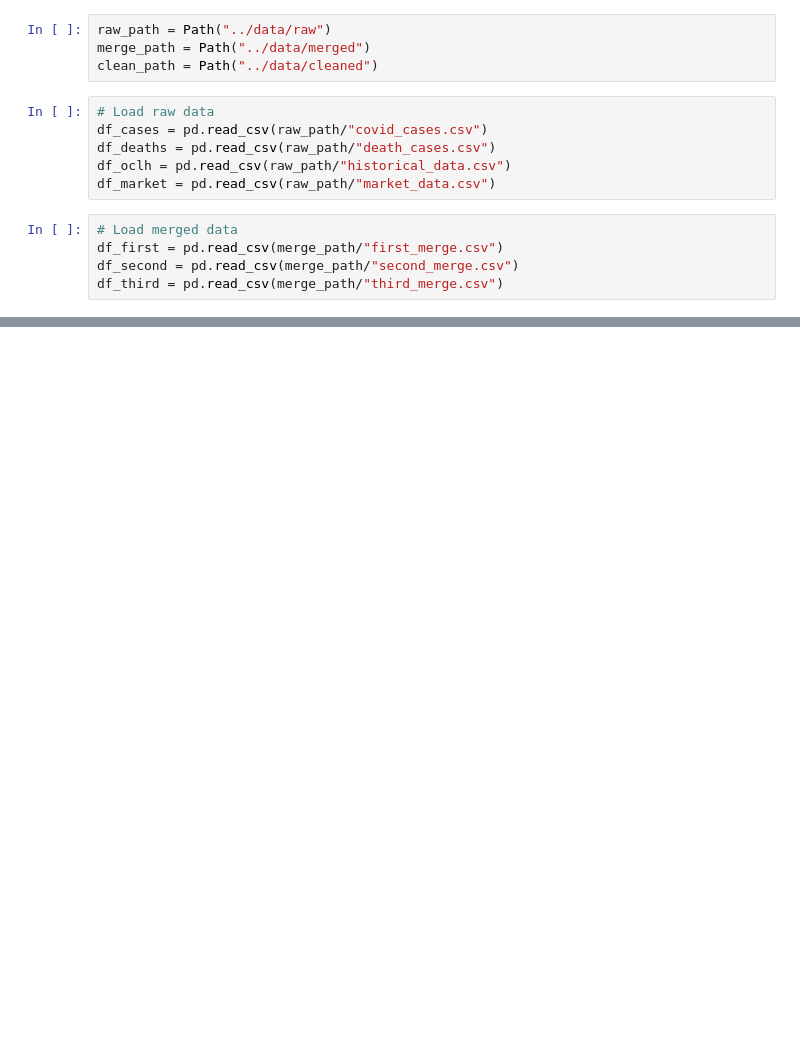
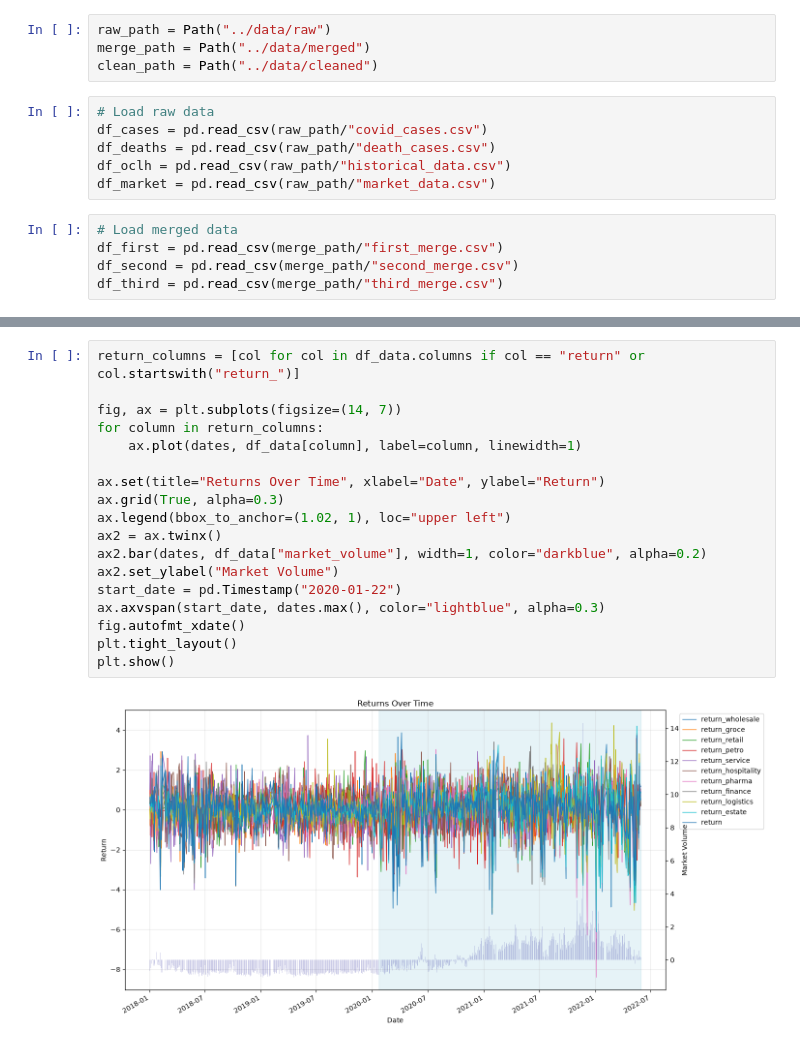
Before and after one commit to tangchanthieng/revamped_covid_investor_sentiment, a Jupyter notebook: notebooks/data_assessment.ipynb, the cells around one changed output, grey strips where cells are left out. Saved outputs shown, nothing was run; the diff lists cells and outputs as text; blank space fills up the shorter version.

```diff
--- a/notebooks/data_assessment.ipynb
+++ b/notebooks/data_assessment.ipynb
@@ -23,0 +73,20 @@ df_standardize = pd.read_csv(clean_path/"standardized_data.csv")
+# %%
+return_columns = [col for col in df_data.columns if col == "return" or col.startswith("return_")]
+
+fig, ax = plt.subplots(figsize=(14, 7))
+for column in return_columns:
+    ax.plot(dates, df_data[column], label=column, linewidth=1)
+
+ax.set(title="Returns Over Time", xlabel="Date", ylabel="Return")
+ax.grid(True, alpha=0.3)
+ax.legend(bbox_to_anchor=(1.02, 1), loc="upper left")
+ax2 = ax.twinx()
+ax2.bar(dates, df_data["market_volume"], width=1, color="darkblue", alpha=0.2)
+ax2.set_ylabel("Market Volume")
+start_date = pd.Timestamp("2020-01-22")
+ax.axvspan(start_date, dates.max(), color="lightblue", alpha=0.3)
+fig.autofmt_xdate()
+plt.tight_layout()
+plt.show()
+# %% [output]
+[figure, added]
```
Also changed, not shown: parts of 6 cells of this notebook.
